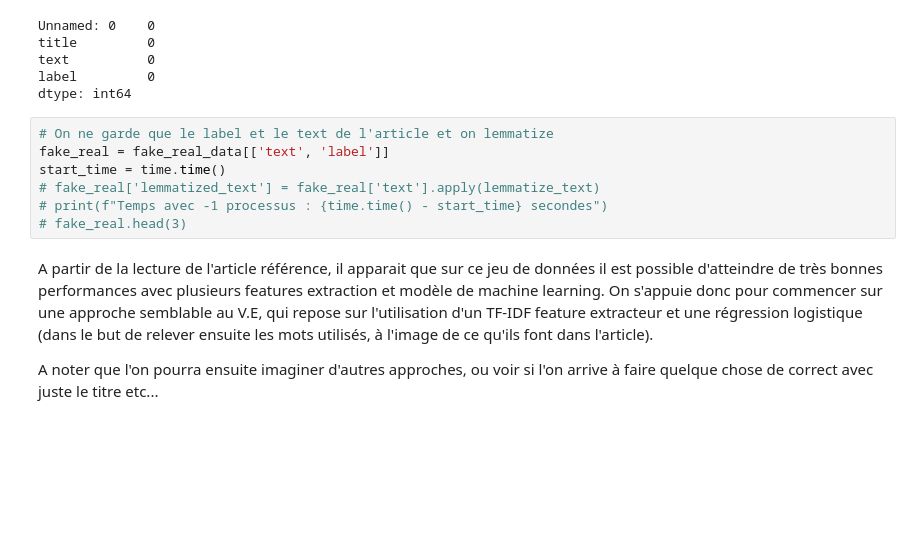
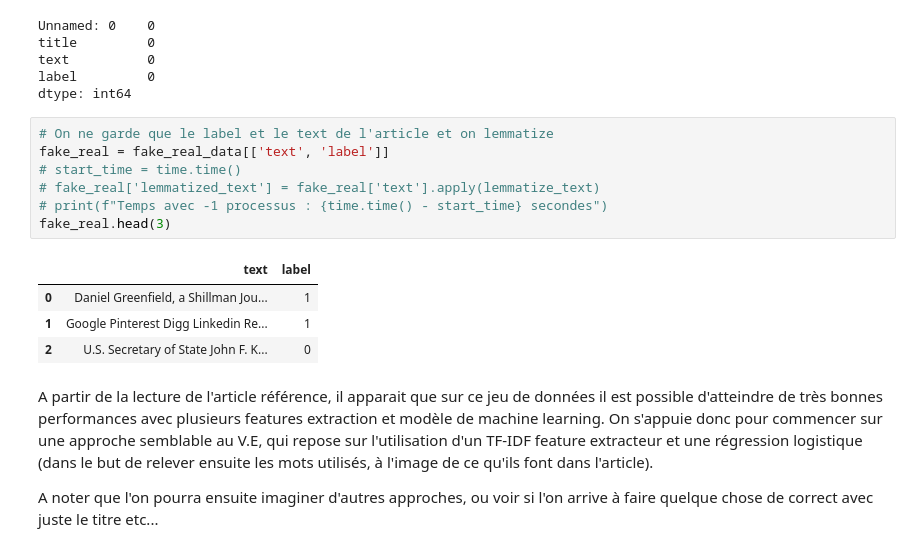
Before and after one commit to Alexis-Barrau/MLforNFP, a Jupyter notebook: Projet/Main.ipynb, the cells around one changed output. Cells and saved outputs as stored; diff of their text form; blank space fills up the shorter version.

```diff
--- a/Projet/Main.ipynb
+++ b/Projet/Main.ipynb
@@ -117,10 +132,15 @@ dtype: int64
 # %%
 # On ne garde que le label et le text de l'article et on lemmatize
 fake_real = fake_real_data[['text', 'label']]
-start_time = time.time()
+# start_time = time.time()
 # fake_real['lemmatized_text'] = fake_real['text'].apply(lemmatize_text)
 # print(f"Temps avec -1 processus : {time.time() - start_time} secondes")
-# fake_real.head(3)
+fake_real.head(3)
+# %% [output]
+|  | text | label |
+| 0 | Daniel Greenfield, a Shillman Jou... | 1 |
+| 1 | Google Pinterest Digg Linkedin Re... | 1 |
+| 2 | U.S. Secretary of State John F. K... | 0 |
 # %% [markdown]
 A partir de la lecture de l'article référence, il apparait que sur ce jeu de données il est possible d'atteindre de très bonnes performances avec plusieurs features extraction et modèle de machine learning. On s'appuie donc pour commencer sur une approche semblable au V.E, qui repose sur l'utilisation d'un TF-IDF feature extracteur et une régression logistique (dans le but de relever ensuite les mots utilisés, à l'image de ce qu'ils font dans l'article).
 
```
Also changed, not shown: parts of 14 cells of this notebook, 1 other file.
